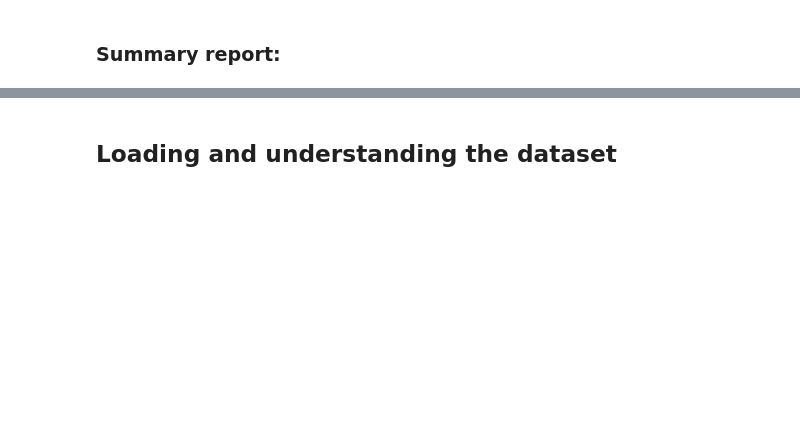
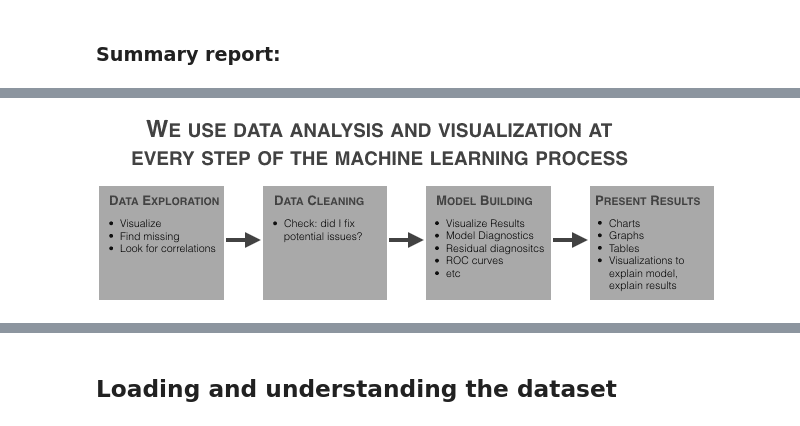
Before and after one commit to RodrigoFranco79/UCI-Air-Quality-Analysis-Prediction, a Jupyter notebook: UCI-Air-Quality-Analysis-EDA.ipynb, the cells around one changed output, grey strips where cells are left out. Drawn from its saved outputs; the diff is of its cells as text; code cells hidden in the pictures; blank space fills up the shorter version.

```diff
--- a/UCI-Air-Quality-Analysis-EDA.ipynb
+++ b/UCI-Air-Quality-Analysis-EDA.ipynb
@@ -34,0 +42,5 @@ The dataset contains 9358 instances of hourly averaged responses from an array o
+# %%
+from  IPython.display import Image
+Image("http://sharpsightlabs.com/wp-content/uploads/2016/05/1_data-analysis-for-ML_how-we-use-dataAnalysis_2016-05-16.png")
+# %% [output]
+[figure, added]
```
Also changed, not shown: parts of 17 cells of this notebook, 1 other file.
